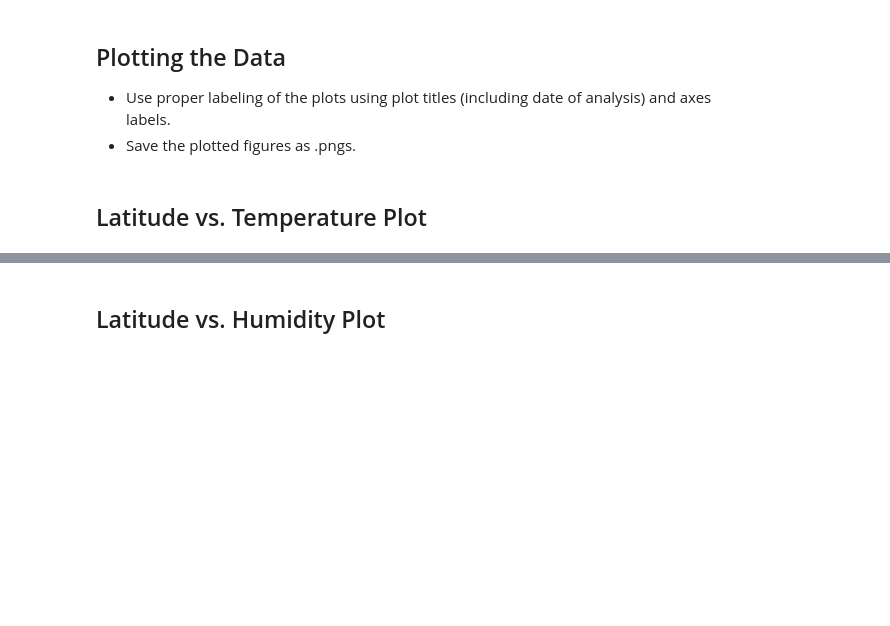
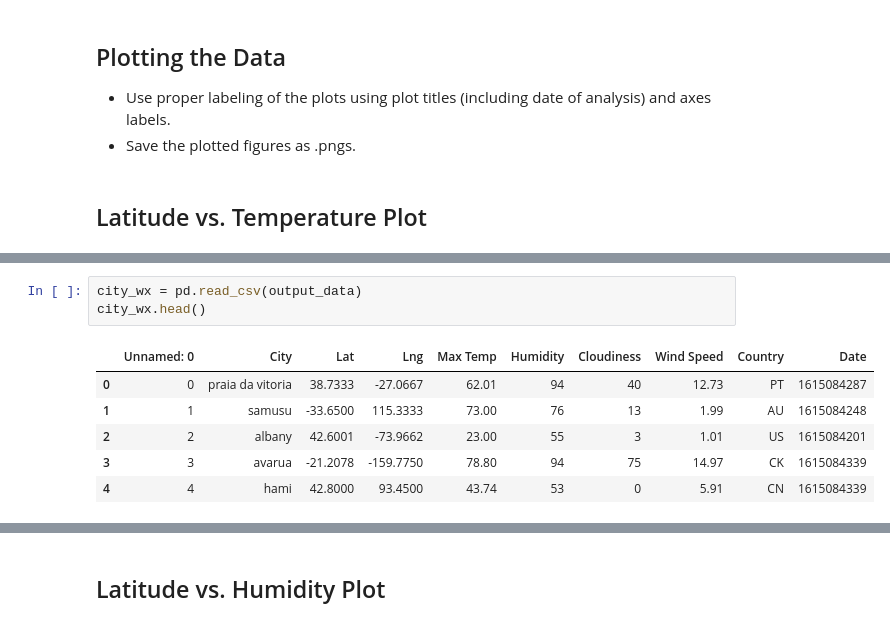
Before and after one commit to ccgrace/python-api-challenge, a Jupyter notebook: WeatherPy/WeatherPy.ipynb, the cells around one changed output, grey strips where cells are left out. Drawn from its saved outputs; the diff is of its cells as text; blank space fills up the shorter version.

```diff
--- a/WeatherPy/WeatherPy.ipynb
+++ b/WeatherPy/WeatherPy.ipynb
@@ -195,0 +193,10 @@ city_wx.head()
+# %%
+city_wx = pd.read_csv(output_data)
+city_wx.head()
+# %% [output]
+|  | Unnamed: 0 | City | Lat | Lng | Max Temp | Humidity | Cloudiness | Wind Speed | Country | Date |
+| 0 | 0 | praia da vitoria | 38.7333 | -27.0667 | 62.01 | 94 | 40 | 12.73 | PT | 1615084287 |
+| 1 | 1 | samusu | -33.6500 | 115.3333 | 73.00 | 76 | 13 | 1.99 | AU | 1615084248 |
+| 2 | 2 | albany | 42.6001 | -73.9662 | 23.00 | 55 | 3 | 1.01 | US | 1615084201 |
+| 3 | 3 | avarua | -21.2078 | -159.7750 | 78.80 | 94 | 75 | 14.97 | CK | 1615084339 |
+| 4 | 4 | hami | 42.8000 | 93.4500 | 43.74 | 53 | 0 | 5.91 | CN | 1615084339 |
```
Also changed, not shown: parts of 2 cells of this notebook.
